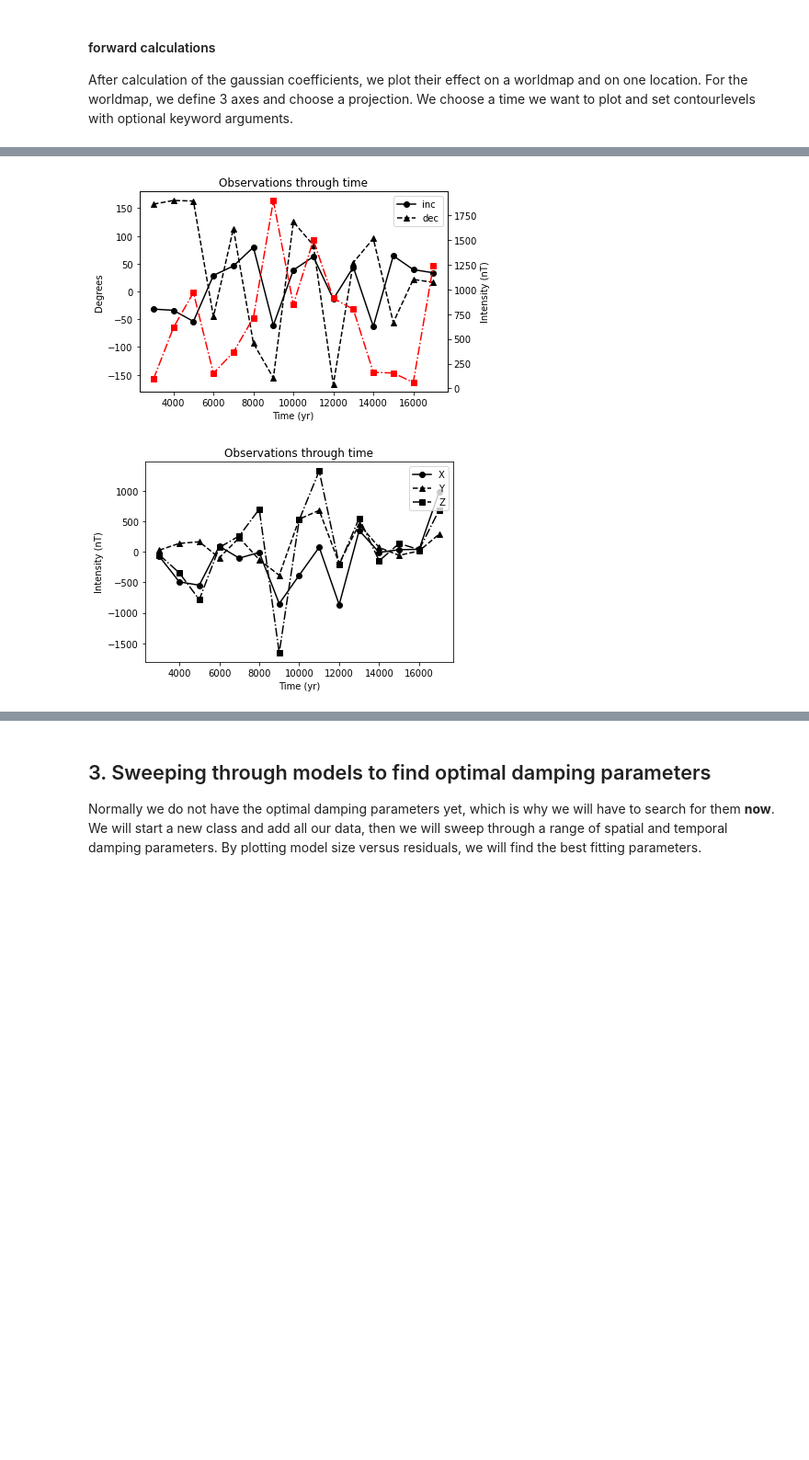
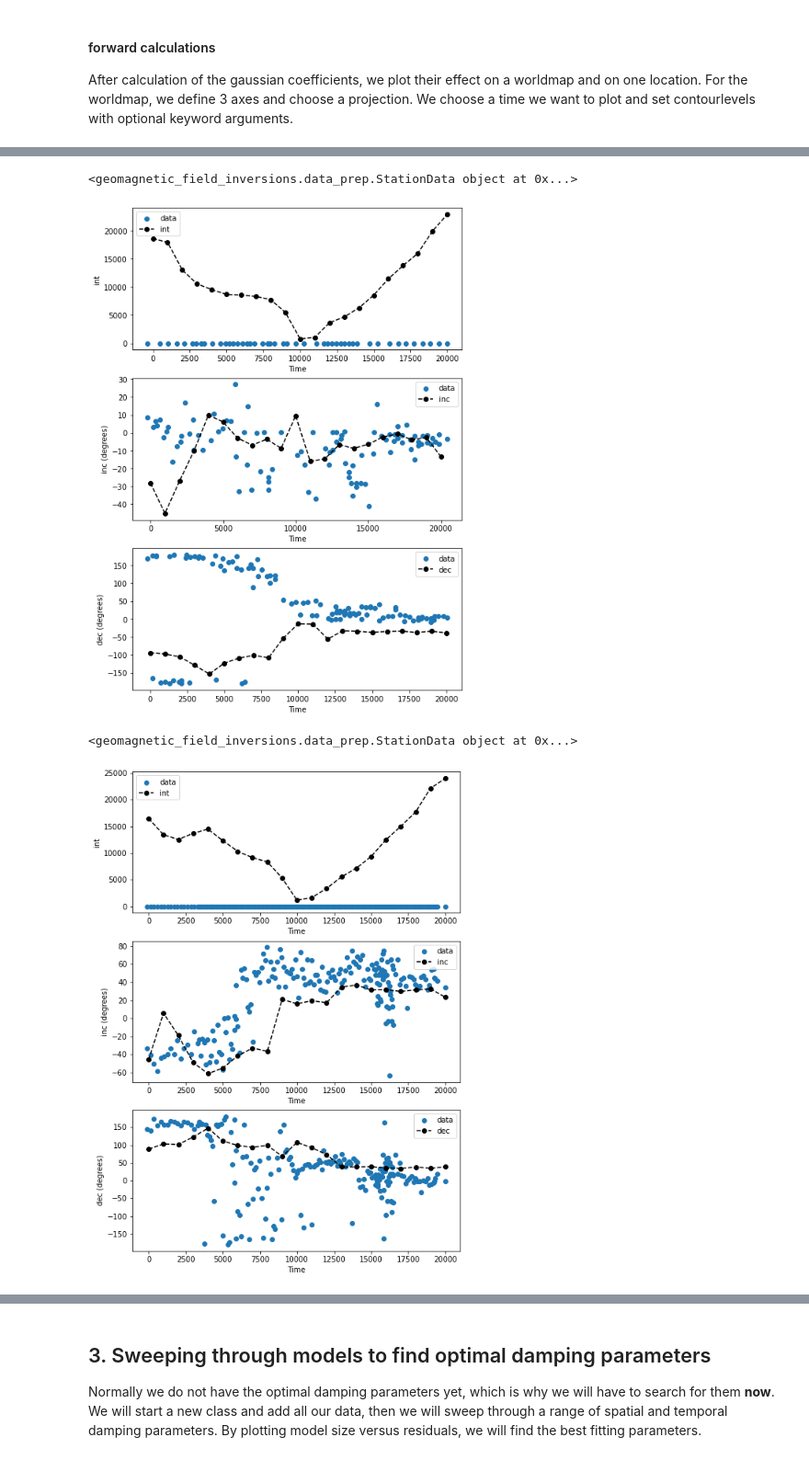
Before and after one commit to outfrenk/pymaginverse, a Jupyter notebook: doc/Tutorial Geomagnetic Field Inversions.ipynb, the cells around one changed output, grey strips where cells are left out. Shown at 92% size. Drawn from its saved outputs; the diff is of its cells as text; code cells hidden in the pictures; blank space fills up the shorter version.

Commit message:
added naming option dataclass + removed intensity multiplier

```diff
--- a/doc/Tutorial Geomagnetic Field Inversions.ipynb
+++ b/doc/Tutorial Geomagnetic Field Inversions.ipynb
@@ -53,7 +53,7 @@ Now that we have set the groundwork, we can proceed to adding and fitting the in
 oda_2000 = StationData(lat[2], lon[2])
 
 # We inputted time as kiloyears, so our timefactor is 1000
-oda_2000.add_data('int', (pd.read_excel(excel, 'Oda_2000').iloc[:, [4, 5]].dropna().T.values.tolist()), 1000)
+oda_2000.add_data('int', (pd.read_excel(excel, 'Oda_2000').iloc[:, [4, 5]].dropna().T.values.tolist()), 1000, error=1)
 oda_2000.add_data('inc', (pd.read_excel(excel, 'Oda_2000').iloc[:, [0, 1]].dropna().T.values.tolist()), 1000)
 oda_2000.add_data('dec', (pd.read_excel(excel, 'Oda_2000').iloc[:, [2, 3]].dropna().T.values.tolist()), 1000)
 
@@ -68,31 +68,31 @@ plt.show()
 # Now we fit the rest, but do not show the output
 # By providing output='YOUR_PATH_NAME' you can observe the plots
 valet_1989 = StationData(lat[0], lon[0])
-valet_1989.add_data('int', (pd.read_excel(excel, 'Valet_1989').iloc[:, [4, 5]].dropna().T.values.tolist()), 1000)
+valet_1989.add_data('int', (pd.read_excel(excel, 'Valet_1989').iloc[:, [4, 5]].dropna().T.values.tolist()), 1000, error=1)
 valet_1989.add_data('inc', (pd.read_excel(excel, 'Valet_1989').iloc[:, [0, 1]].dropna().T.values.tolist()), 1000)
 valet_1989.add_data('dec', (pd.read_excel(excel, 'Valet_1989').iloc[:, [2, 3]].dropna().T.values.tolist()), 1000)
 valet_1989.fitting()
 
 haneda_2020 = StationData(lat[1], lon[1])
-haneda_2020.add_data('int', (pd.read_excel(excel, 'Haneda_2020').iloc[:, [4, 5]].dropna().T.values.tolist()), 1000)
+haneda_2020.add_data('int', (pd.read_excel(excel, 'Haneda_2020').iloc[:, [4, 5]].dropna().T.values.tolist()), 1000, error=1)
 haneda_2020.add_data('inc', (pd.read_excel(excel, 'Haneda_2020').iloc[:, [0, 1]].dropna().T.values.tolist()), 1000)
 haneda_2020.add_data('dec', (pd.read_excel(excel, 'Haneda_2020').iloc[:, [2, 3]].dropna().T.values.tolist()), 1000)
 haneda_2020.fitting()
 
 valet_1988 = StationData(lat[3], lon[3])
-valet_1988.add_data('int', (pd.read_excel(excel, 'Valet_1988').iloc[:, [4, 5]].dropna().T.values.tolist()), 1000)
+valet_1988.add_data('int', (pd.read_excel(excel, 'Valet_1988').iloc[:, [4, 5]].dropna().T.values.tolist()), 1000, error=1)
 valet_1988.add_data('inc', (pd.read_excel(excel, 'Valet_1988').iloc[:, [0, 1]].dropna().T.values.tolist()), 1000)
 valet_1988.add_data('dec', (pd.read_excel(excel, 'Valet_1988').iloc[:, [2, 3]].dropna().T.values.tolist()), 1000)
 valet_1988.fitting(order=[3, 14, 10], smoothing=[0.02, None, None], method=['USpline', 'polyfit', 'polyfit'])
 
 valet_2014 = StationData(lat[4], lon[4])
-valet_2014.add_data('int', (pd.read_excel(excel, 'Valet_2014').iloc[:, [4, 5]].dropna().T.values.tolist()), 1000)
+valet_2014.add_data('int', (pd.read_excel(excel, 'Valet_2014').iloc[:, [4, 5]].dropna().T.values.tolist()), 1000, error=1)
 valet_2014.add_data('inc', (pd.read_excel(excel, 'Valet_2014').iloc[:, [0, 1]].dropna().T.values.tolist()), 1000)
 valet_2014.add_data('dec', (pd.read_excel(excel, 'Valet_2014').iloc[:, [2, 3]].dropna().T.values.tolist()), 1000)
 valet_2014.fitting(order=[8, 8, 5])
 
 channell_2000 = StationData(lat[5], lon[5])
-channell_2000.add_data('int', (pd.read_excel(excel, 'Channell_2000').iloc[:, [4, 5]].dropna().T.values.tolist()), 1000)
+channell_2000.add_data('int', (pd.read_excel(excel, 'Channell_2000').iloc[:, [4, 5]].dropna().T.values.tolist()), 1000, error=1)
 channell_2000.add_data('inc', (pd.read_excel(excel, 'Channell_2000').iloc[:, [0, 1]].dropna().T.values.tolist()), 1000)
 channell_2000.add_data('dec', (pd.read_excel(excel, 'Channell_2000').iloc[:, [2, 3]].dropna().T.values.tolist()), 1000)
 channell_2000.fitting(order=[15, 10, 10])
@@ -171,7 +171,7 @@ we also set the maximum amount of iterations to 30, and the intensity multiplier
 # our starting model should be as long as the number of gaussian coefficients, i.e. 15.
 x0 = np.zeros(15)
 x0[0] = -30000
-test_inv.run_inversion(x0, max_iter=10, int_mult=1e4)
+test_inv.run_inversion(x0, max_iter=10, int_mult=1e5)
 # %% [output]
 Setting up starting model
 Start iteration 1
@@ -287,24 +287,11 @@ plt.show()
 # %%
-# one place through time by defining a location
-fig, ax = plt.subplots()
-ax.set_title('Observations through time')
-ax.set_xlabel('Time (yr)')
-ax.set_ylabel('Degrees')
-ax, ax2 = plot_tools.plot_place(ax, test_inv, [35.0, 140.0])
-ax2.set_ylabel('Intensity (nT)')
-ax.legend(loc='upper right')
-ax.set_ylim(-180, 180)
-plt.show()
-
-# We now want to plot X, Y, and Z-component
-# for that purpose we set incdecint to False
-fig, ax = plt.subplots()
-ax.set_title('Observations through time')
-ax.set_xlabel('Time (yr)')
-ax.set_ylabel('Intensity (nT)')
-ax = plot_tools.plot_place(ax, test_inv, [35.0, 140.0], incdecint=False)
-ax.legend(loc='upper right')
-plt.show()
+for sheet in [valet_1989, haneda_2020, oda_2000, valet_1988, valet_2014, channell_2000]:
+    print(sheet)
+    fig, axes = plt.subplots(len(sheet.types), 1, figsize=(8, 4*len(sheet.types)))
+    axes = plot_tools.compare_loc(axes, test_inv, sheet)
+    plt.show()
 # %% [output]
+<geomagnetic_field_inversions.data_prep.StationData object at 0x...>
-[figure, old version]
+[figure, new version]
+<geomagnetic_field_inversions.data_prep.StationData object at 0x...>
-[figure, old version]
+[figure, new version]
```
Also changed, not shown: parts of 7 cells of this notebook, 3 other files.
